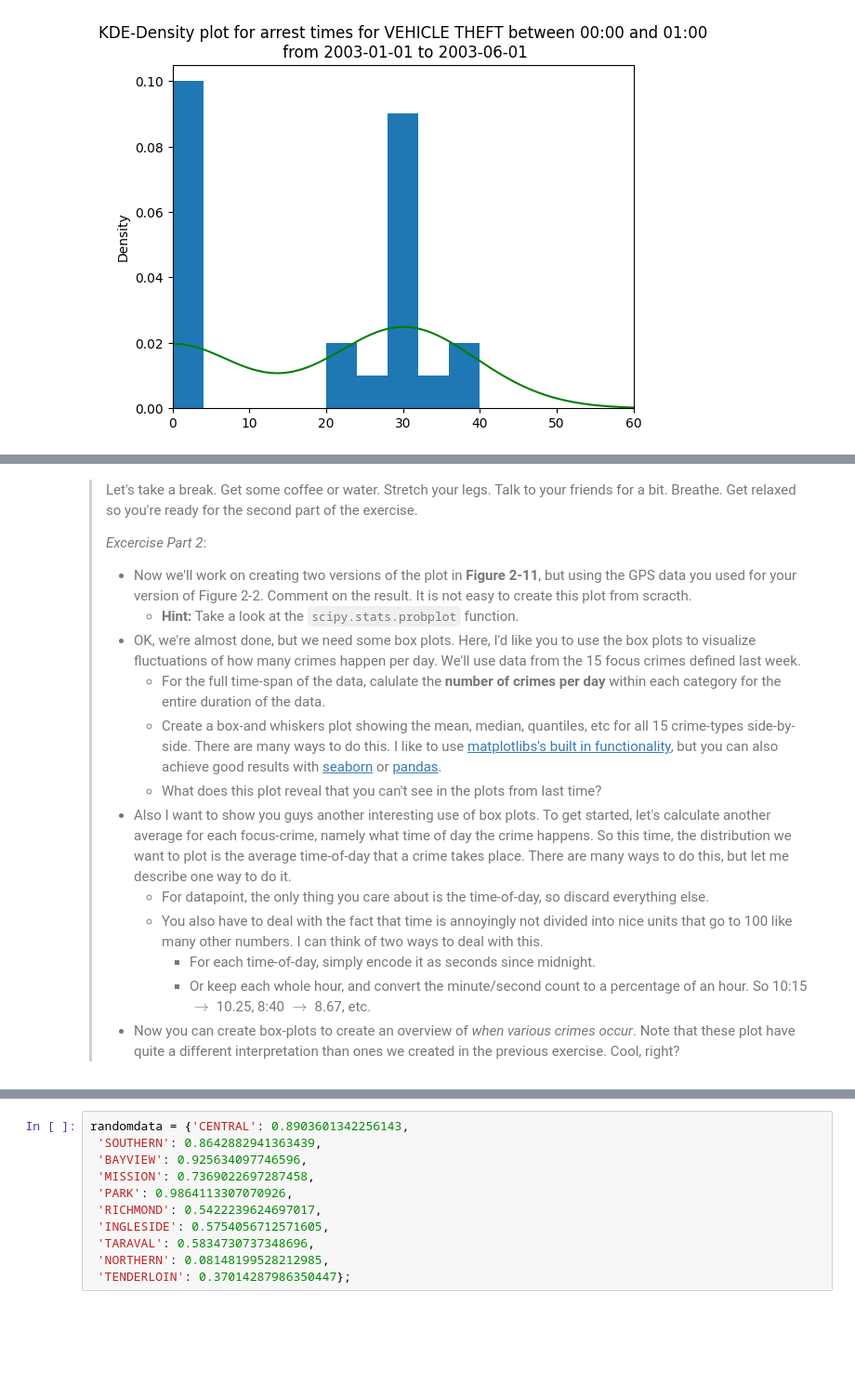
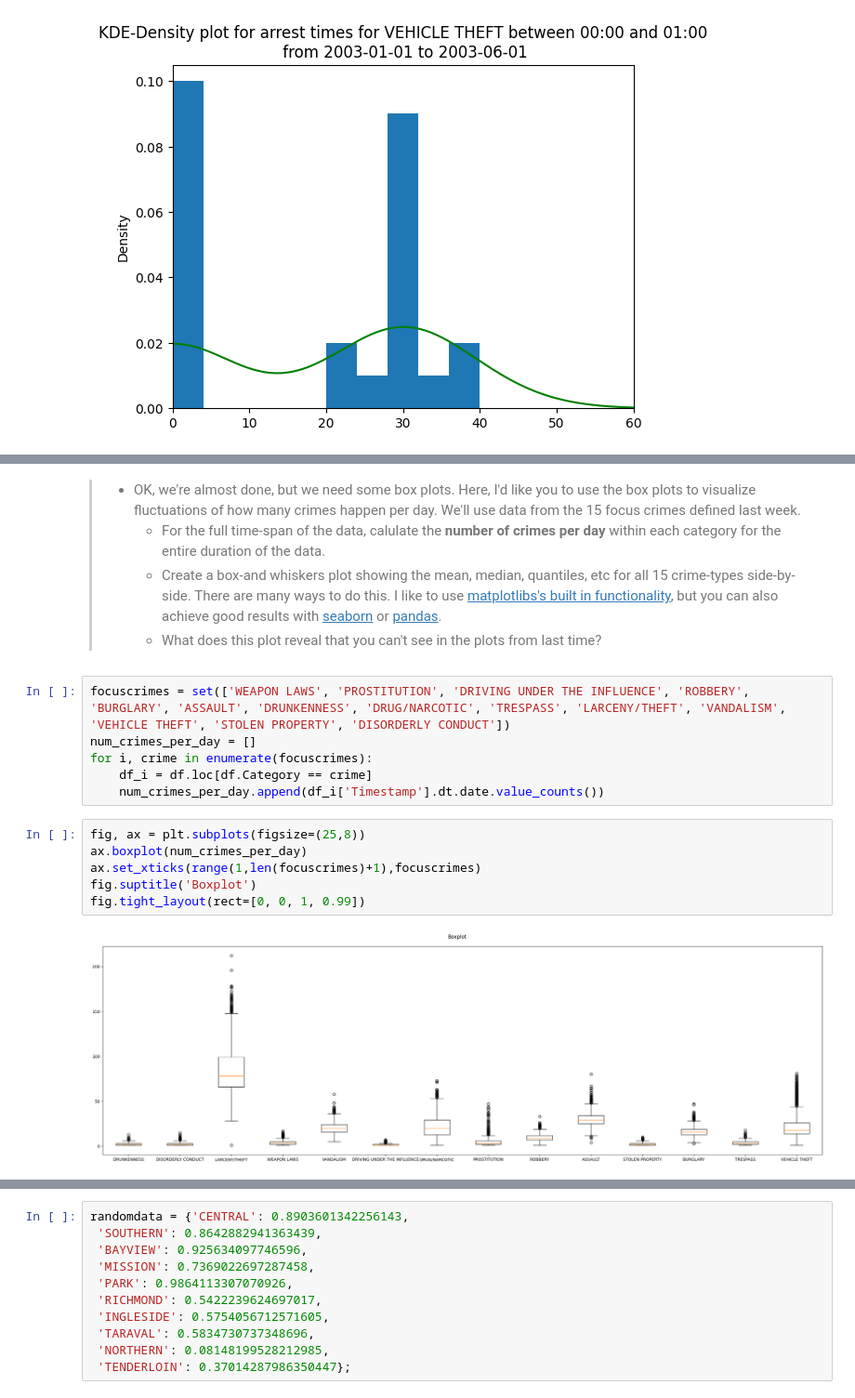
Before and after one commit to AnneKDesler/socialdata2023, a Jupyter notebook: lectures/Week3.ipynb, the cells around one changed output, grey strips where cells are left out. Shown at 93% size. Cells and saved outputs as stored; diff of their text form; blank space fills up the shorter version.

Commit message:
more week 3

```diff
--- a/lectures/Week3.ipynb
+++ b/lectures/Week3.ipynb
@@ -187,18 +203,19 @@ plt.show()
 # %% [markdown]
-> Let's take a break. Get some coffee or water. Stretch your legs. Talk to your friends for a bit. Breathe. Get relaxed so you're ready for the second part of the exercise.
->
->
-> *Excercise Part 2*:
->
-> * Now we'll work on creating two versions of the plot in **Figure 2-11**, but using the GPS data you used for your version of Figure 2-2. Comment on the result. It is not easy to create this plot from scracth.
->   * **Hint:** Take a look at the `scipy.stats.probplot` function.
-> * OK, we're almost done, but we need some box plots. Here, I'd like you to use the box plots to visualize fluctuations of how many crimes happen per day. We'll use data from the 15 focus crimes defined last week.
+ > * OK, we're almost done, but we need some box plots. Here, I'd like you to use the box plots to visualize fluctuations of how many crimes happen per day. We'll use data from the 15 focus crimes defined last week.
 >   * For the full time-span of the data, calulate the **number of crimes per day** within each category for the entire duration of the data.
 >   * Create a box-and whiskers plot showing the mean, median, quantiles, etc for all 15 crime-types side-by-side. There are many ways to do this. I like to use [matplotlibs's built in functionality](https://matplotlib.org/stable/api/_as_gen/matplotlib.pyplot.boxplot.html), but you can also achieve good results with [seaborn](https://seaborn.pydata.org/generated/seaborn.boxplot.html) or [pandas](https://pandas.pydata.org/docs/reference/api/pandas.DataFrame.boxplot.html).
 >   * What does this plot reveal that you can't see in the plots from last time?
-> * Also I want to show you guys another interesting use of box plots. To get started, let's calculate another average for each focus-crime, namely what time of day the crime happens. So this time, the distribution we want to plot is the average time-of-day that a crime takes place. There are many ways to do this, but let me describe one way to do it.
->   * For datapoint, the only thing you care about is the time-of-day, so discard everything else.
->   * You also have to deal with the fact that time is annoyingly not divided into nice units that go to 100 like many other numbers. I can think of two ways to deal with this.
->     * For each time-of-day, simply encode it as seconds since midnight.
->     * Or keep each whole hour, and convert the minute/second count to a percentage of an hour. So 10:15 $\rightarrow$ 10.25, 8:40 $\rightarrow$ 8.67, etc.
-> * Now you can create box-plots to create an overview of *when various crimes occur*. Note that these plot have quite a different interpretation than ones we created in the previous exercise. Cool, right?
+# %%
+focuscrimes = set(['WEAPON LAWS', 'PROSTITUTION', 'DRIVING UNDER THE INFLUENCE', 'ROBBERY', 'BURGLARY', 'ASSAULT', 'DRUNKENNESS', 'DRUG/NARCOTIC', 'TRESPASS', 'LARCENY/THEFT', 'VANDALISM', 'VEHICLE THEFT', 'STOLEN PROPERTY', 'DISORDERLY CONDUCT'])
+num_crimes_per_day = []
+for i, crime in enumerate(focuscrimes):
+    df_i = df.loc[df.Category == crime]
+    num_crimes_per_day.append(df_i['Timestamp'].dt.date.value_counts())
+# %%
+fig, ax = plt.subplots(figsize=(25,8))
+ax.boxplot(num_crimes_per_day)
+ax.set_xticks(range(1,len(focuscrimes)+1),focuscrimes)
+fig.suptitle('Boxplot')
+fig.tight_layout(rect=[0, 0, 1, 0.99])
+# %% [output]
+[figure, added]
```
Also changed, not shown: parts of 5 cells of this notebook.
